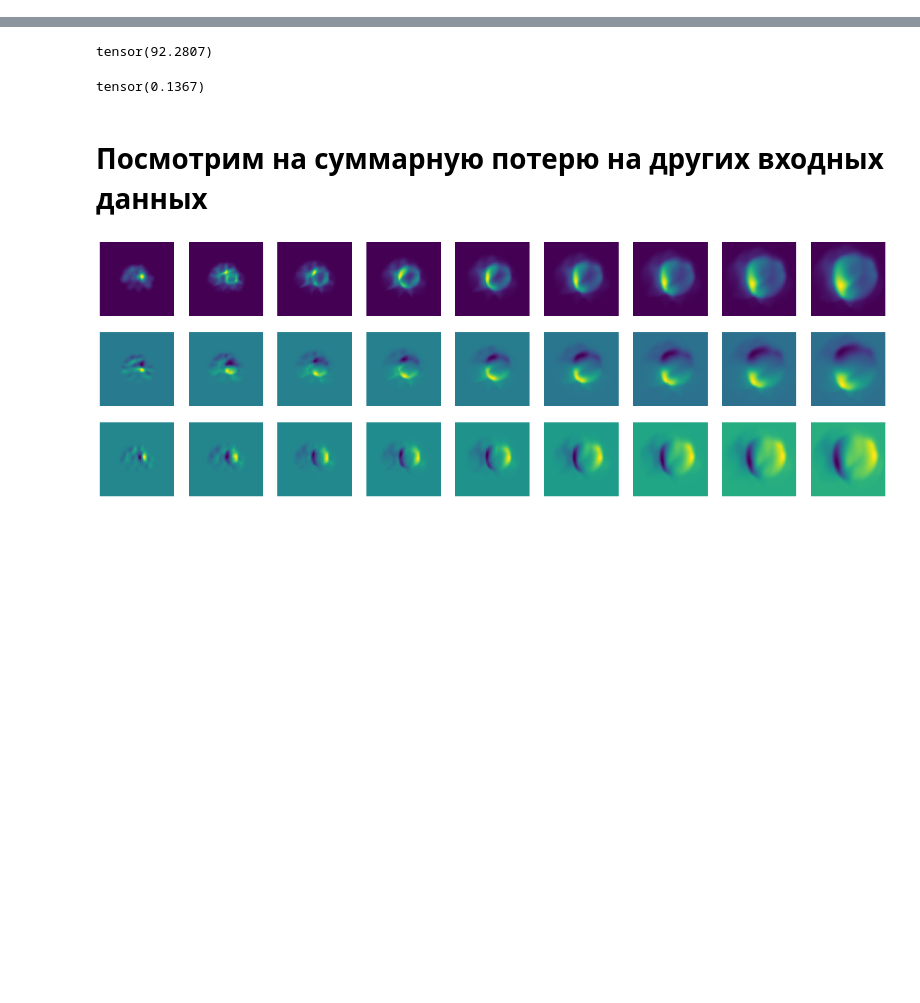
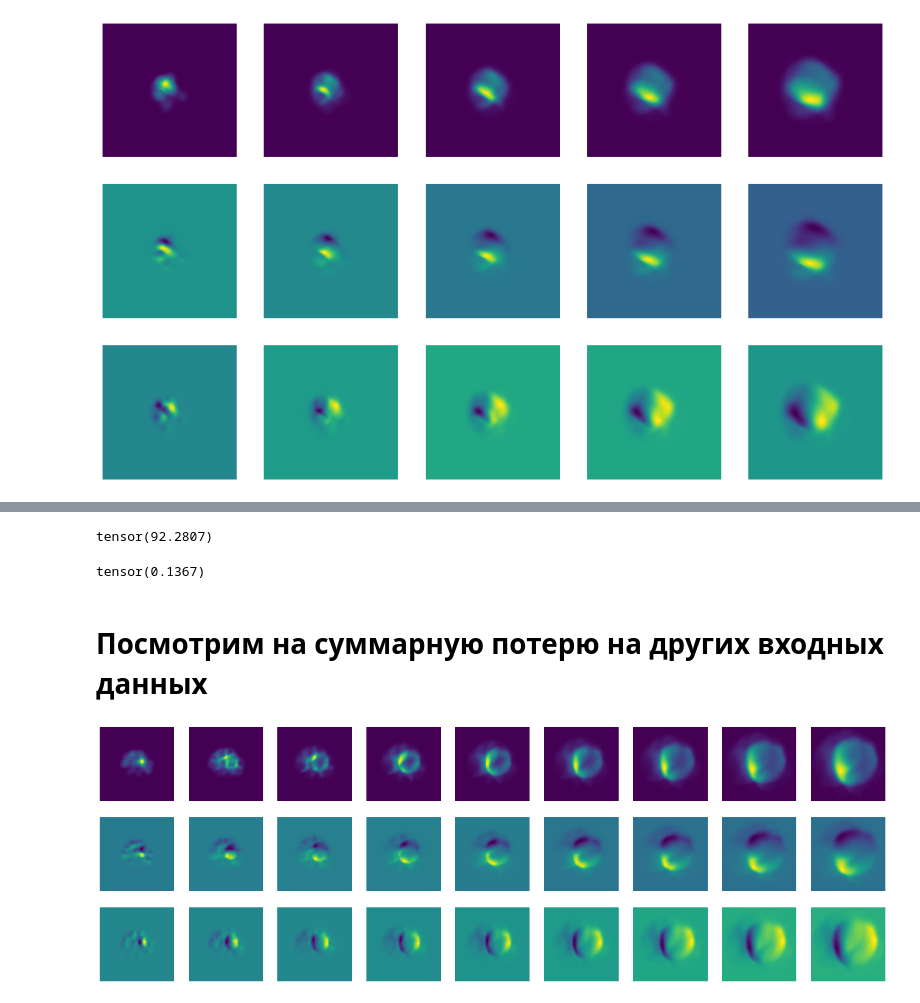
Before and after one commit to Nickkreker/QGP-evolution-predictor, a Jupyter notebook: Tester.ipynb, the cells around one changed output, grey strips where cells are left out. Cells and saved outputs as stored; diff of their text form; code cells hidden in the pictures; blank space fills up the shorter version.

```diff
--- a/Tester.ipynb
+++ b/Tester.ipynb
@@ -170,3 +266,26 @@ def predict(x, threshold=0.005):
+# %%
+# dataset = CernDatasetFullEvo(train_folder, load_from_npy=False,
+#                                      load_velocities=False,
+#                                      modified_velocities=False)
+# print(len(dataset))
+# x, y = dataset[3]
+ev_l = (y.shape[0] // 3)
+plt.figure(figsize=(ev_l*3, 3*3))
+for i in range(ev_l):
+    plt.subplot(3, ev_l, i + 1)
+    plt.imshow(y[i])
+    plt.grid(False)
+    plt.axis('off')
+    plt.subplot(3, ev_l, i + ev_l + 1)
+    plt.imshow(y[i + ev_l])
+    plt.grid(False)
+    plt.axis('off')
+    plt.subplot(3, ev_l, i + 2 * ev_l + 1)
+    plt.imshow(y[i + 2 * ev_l])
+    plt.grid(False)
+    plt.axis('off')
+# %% [output]
+[figure, added]
 # %%
 %%time
 ev = predict(torch.squeeze(x).numpy())
```
Also changed, not shown: parts of 119 cells of this notebook, 1 other file.
